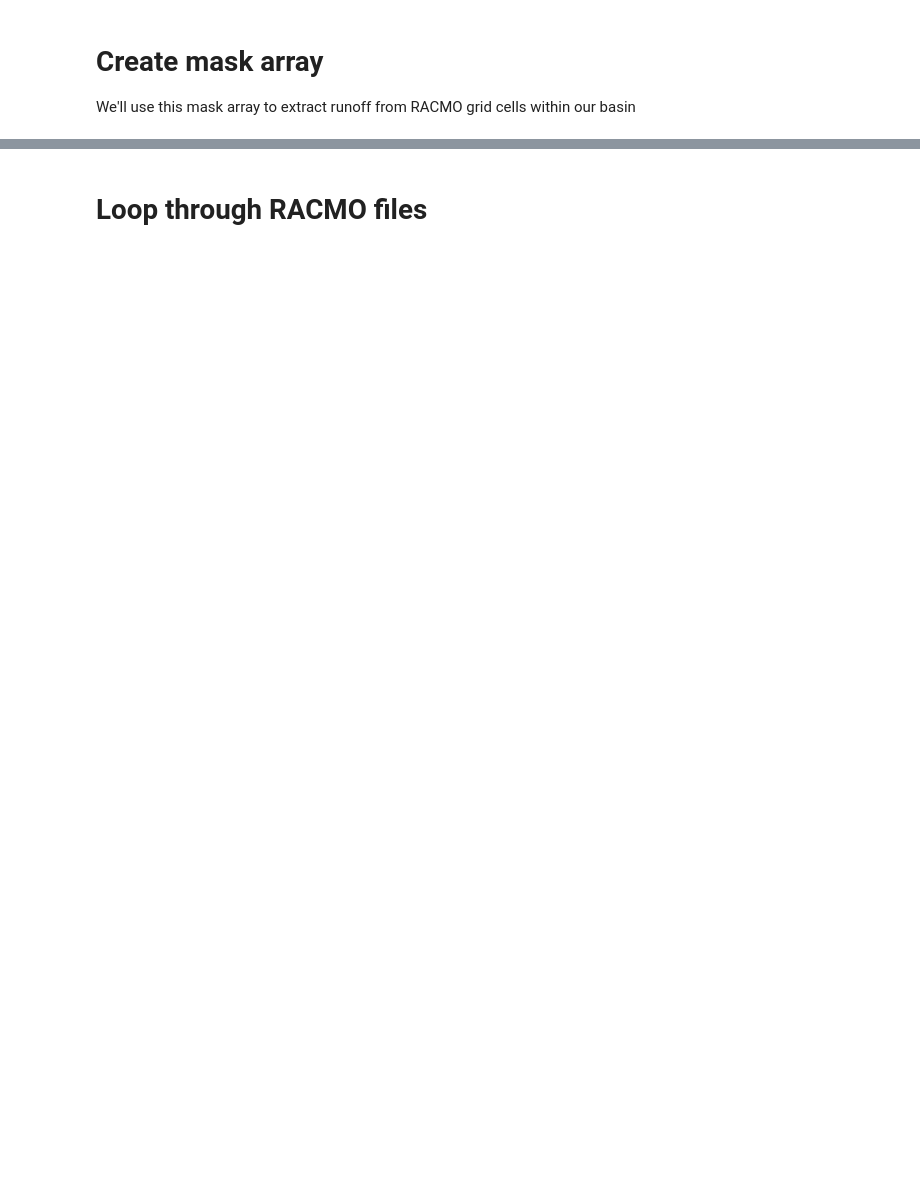
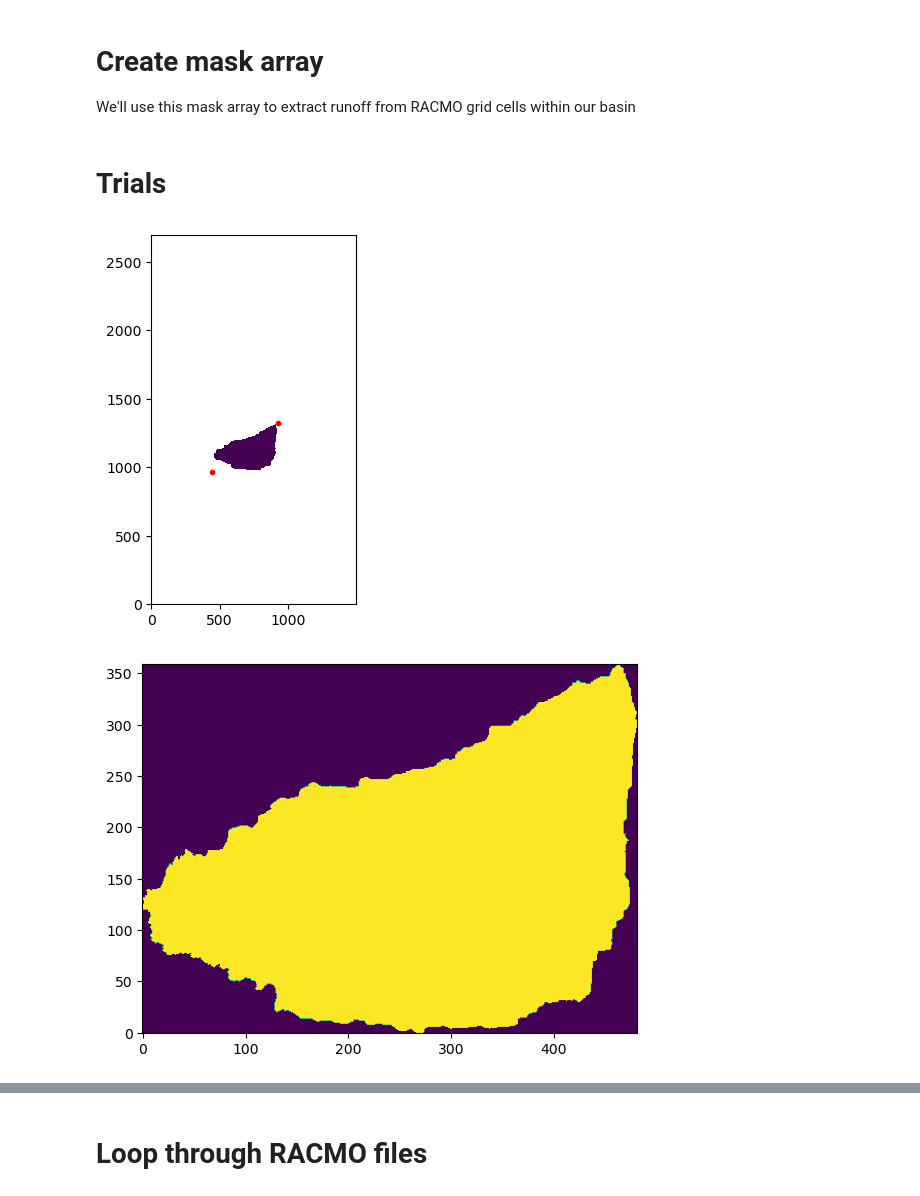
Before and after one commit to dfelikson/Climate-Model-Analysis, a Jupyter notebook: RACMO_runoff_timeseries_by_basin.ipynb, the cells around one changed output, grey strips where cells are left out. Drawn from its saved outputs; the diff is of its cells as text; code cells hidden in the pictures; blank space fills up the shorter version.

```diff
--- a/RACMO_runoff_timeseries_by_basin.ipynb
+++ b/RACMO_runoff_timeseries_by_basin.ipynb
@@ -24 +19,6 @@ racmo_s3_files = fs_s3.ls(racmo_s3_dir)
+# %%
+racmo_s3_dir = 's3://gris-outlet-glacier-seasonality-icesat2/Data/RACMO/RACMO2.3p2/*.netcdf4_classic.nc'
+
+fs_s3 = s3fs.S3FileSystem(anon=False, profile='icesat2')
+racmo_s3_files = fs_s3.glob(racmo_s3_dir)
 # %%
@@ -57,0 +61,23 @@ maskArray = np.flipud(RasterClipperFunctions.clipImage(np.flipud(np.ones(xm.shap
+# %% [markdown]
+# Trials
+# %%
+r = np.where(np.any(maskArray==True, axis=1)==True)
+c = np.where(np.any(maskArray==True, axis=0)==True)
+mask_ulr = r[0][0]
+mask_ulc = c[0][0]
+mask_lrr = r[0][-1]
+mask_lrc = c[0][-1]
+
+plt.imshow(maskArray, origin='lower')
+#plt.plot(mask_ul[1], mask_ul[0], 'r.')
+plt.plot(mask_ulc, mask_ulr, 'r.')
+plt.plot(mask_lrc, mask_lrr, 'r.')
+plt.show()
+
+maskArray_clipped = maskArray[mask_ulr:mask_lrr,mask_ulc:mask_lrc]
+
+plt.imshow(maskArray_clipped==True, origin='lower')
+plt.show()
+# %% [output]
+[figure, added]
+[figure, added]
```
Also changed, not shown: parts of 19 cells of this notebook.
